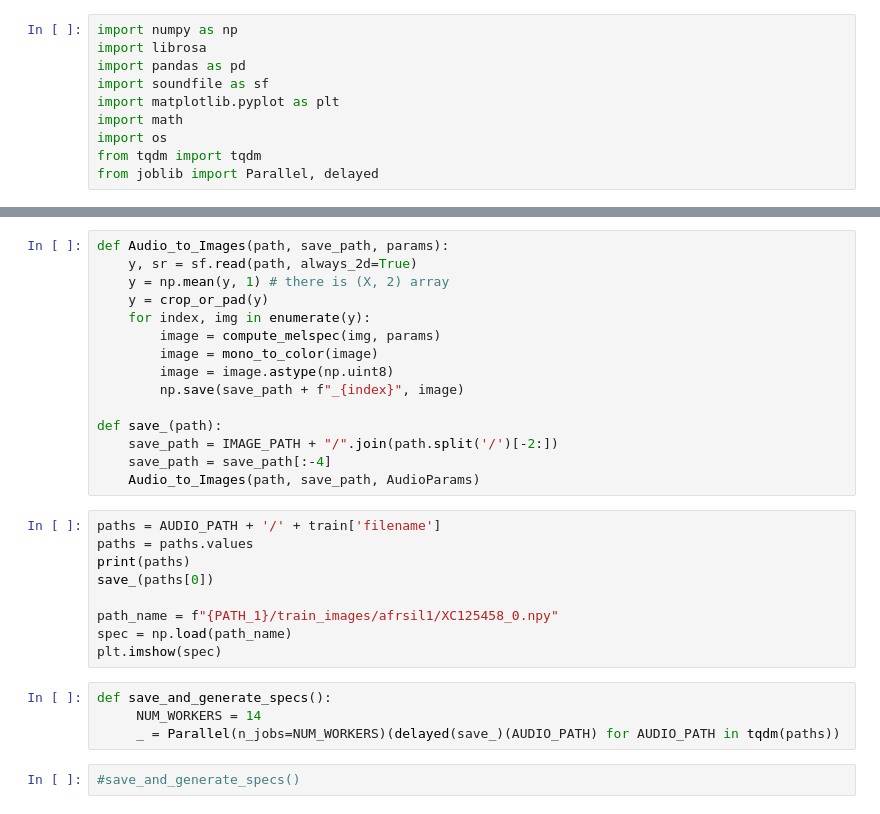
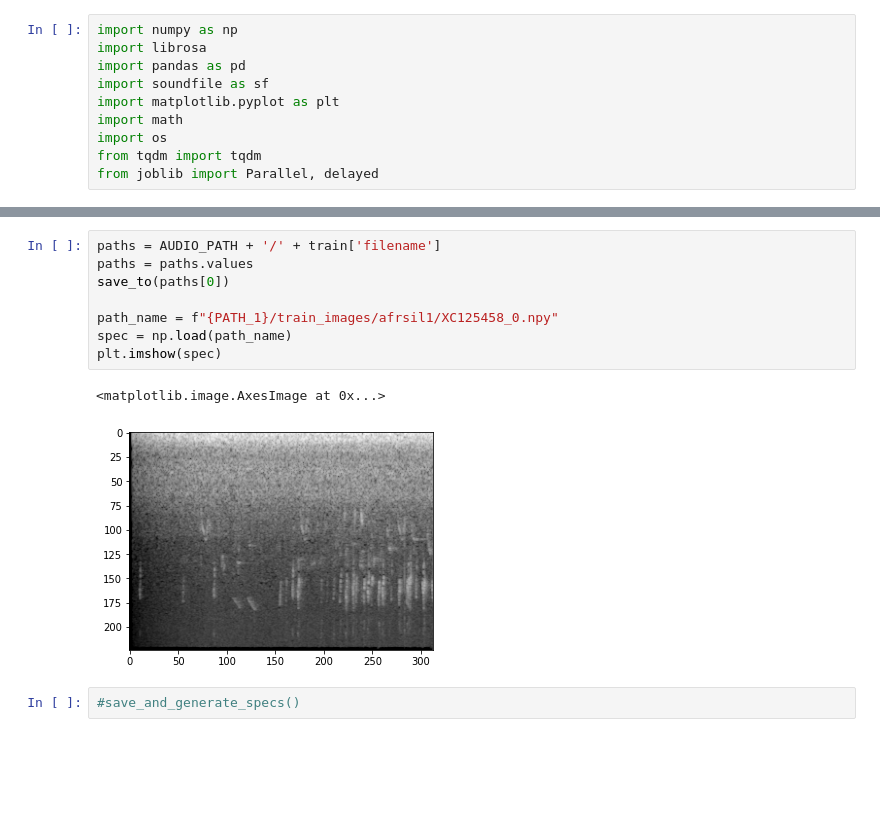
Before and after one commit to HuBaX/birdclef2022, a Jupyter notebook: spectrograms/normalized_spectrograms.ipynb, the cells around one changed output, grey strips where cells are left out. Cells and saved outputs as stored; diff of their text form; blank space fills up the shorter version.

```diff
--- a/spectrograms/normalized_spectrograms.ipynb
+++ b/spectrograms/normalized_spectrograms.ipynb
@@ -131,30 +149,13 @@ plt.show()
-# %%
-def Audio_to_Images(path, save_path, params):
-    y, sr = sf.read(path, always_2d=True)
-    y = np.mean(y, 1) # there is (X, 2) array
-    y = crop_or_pad(y)
-    for index, img in enumerate(y):
-        image = compute_melspec(img, params)
-        image = mono_to_color(image)
-        image = image.astype(np.uint8)
-        np.save(save_path + f"_{index}", image)
-
-def save_(path):
-    save_path = IMAGE_PATH + "/".join(path.split('/')[-2:])
-    save_path = save_path[:-4]
-    Audio_to_Images(path, save_path, AudioParams)
 # %%
 paths = AUDIO_PATH + '/' + train['filename']
 paths = paths.values
-print(paths)
-save_(paths[0])
+save_to(paths[0])
 
 path_name = f"{PATH_1}/train_images/afrsil1/XC125458_0.npy"
 spec = np.load(path_name)
 plt.imshow(spec)
+# %% [output]
+<matplotlib.image.AxesImage at 0x...>
+[figure, added]
-# %%
-def save_and_generate_specs():
-     NUM_WORKERS = 14
-     _ = Parallel(n_jobs=NUM_WORKERS)(delayed(save_)(AUDIO_PATH) for AUDIO_PATH in tqdm(paths))
 # %%
 #save_and_generate_specs()
```
Also changed, not shown: parts of 8 cells of this notebook.
